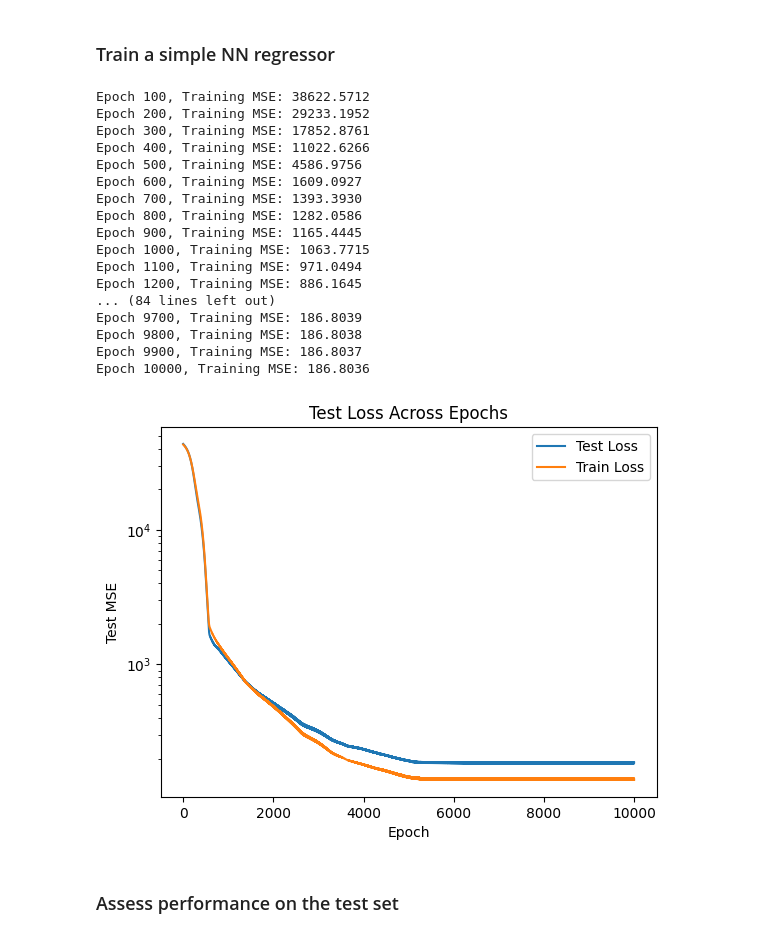
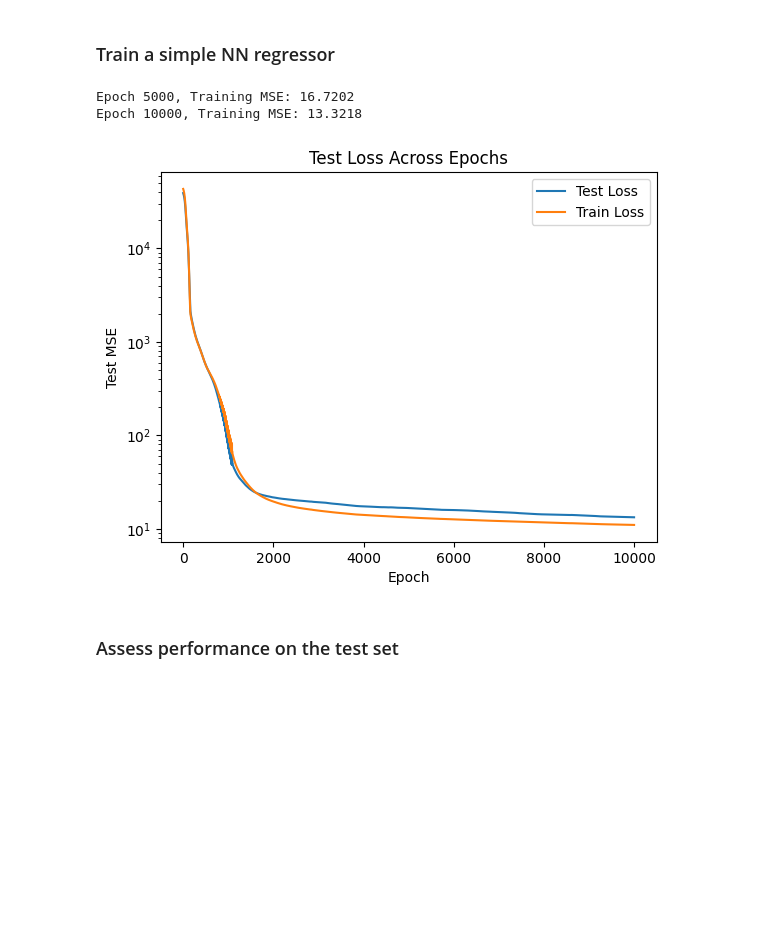
Before and after one commit to emilioMaddalena/causal-inference-studies, a Jupyter notebook: material/notebooks/shap_example.ipynb, the cells around one changed output. Saved outputs shown, nothing was run; the diff lists cells and outputs as text; code cells hidden in the pictures; blank space fills up the shorter version.

```diff
--- a/material/notebooks/shap_example.ipynb
+++ b/material/notebooks/shap_example.ipynb
@@ -27,7 +27,7 @@ warnings.filterwarnings("ignore", category=ConvergenceWarning)
 ### Generate synthetic data
 # %%
 np.random.seed(42)
-n_samples = 200
+n_samples = 1000
 
 X1 = np.random.uniform(0, 10, n_samples)
 X2 = np.random.uniform(0, 10, n_samples)
@@ -45,51 +45,36 @@ X = pd.DataFrame({"X1": X1, "X2": X2, "X3": X3})
 # %%
 X_train, X_test, y_train, y_test = train_test_split(X, Y, test_size=0.2, random_state=42)
 
 mlp = MLPRegressor(
     hidden_layer_sizes=(32, 16),
     activation="relu",
     max_iter=1,
     warm_start=True,
     random_state=42,
 )
 n_epochs = 10000
 
 test_losses = []
 train_losses = []
 for epoch in range(n_epochs):
     mlp.fit(X_train, y_train)
     train_losses.append(mean_squared_error(y_train, mlp.predict(X_train)))
     test_losses.append(mean_squared_error(y_test, mlp.predict(X_test)))
-    if (epoch + 1) % 100 == 0:
+    if (epoch + 1) % 5000 == 0:
         print(f"Epoch {epoch+1}, Training MSE: {test_losses[-1]:.4f}")
 
 plt.plot(test_losses, label="Test Loss")
 plt.plot(train_losses, label="Train Loss")
 plt.legend()
 plt.xlabel("Epoch")
 plt.ylabel("Test MSE")
 plt.title("Test Loss Across Epochs")
 plt.yscale("log")
 plt.show()
 # %% [output]
-Epoch 100, Training MSE: 38622.5712
-Epoch 200, Training MSE: 29233.1952
-Epoch 300, Training MSE: 17852.8761
-Epoch 400, Training MSE: 11022.6266
-Epoch 500, Training MSE: 4586.9756
-Epoch 600, Training MSE: 1609.0927
-Epoch 700, Training MSE: 1393.3930
-Epoch 800, Training MSE: 1282.0586
-Epoch 900, Training MSE: 1165.4445
-Epoch 1000, Training MSE: 1063.7715
-Epoch 1100, Training MSE: 971.0494
-Epoch 1200, Training MSE: 886.1645
-... (84 lines left out)
-Epoch 9700, Training MSE: 186.8039
-Epoch 9800, Training MSE: 186.8038
-Epoch 9900, Training MSE: 186.8037
-Epoch 10000, Training MSE: 186.8036
+Epoch 5000, Training MSE: 16.7202
+Epoch 10000, Training MSE: 13.3218
-[figure, old version]
+[figure, new version]
 # %% [markdown]
 ### Assess performance on the test set
 # %%
```
Also changed, not shown: parts of 5 cells of this notebook.
